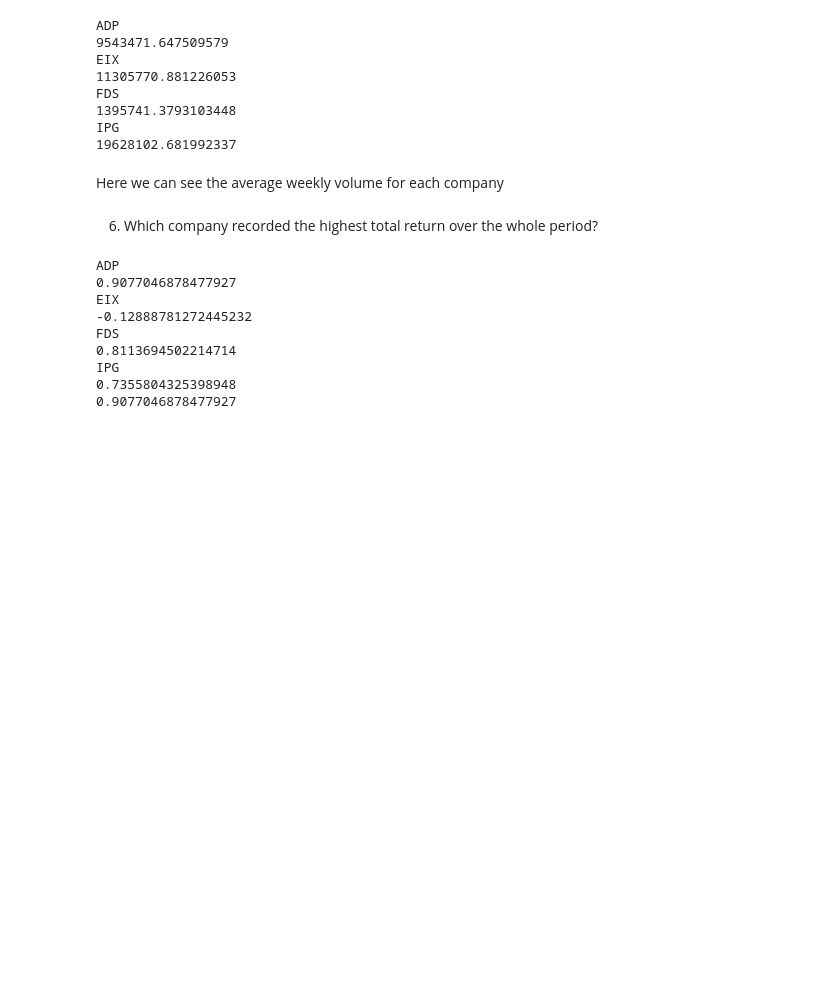
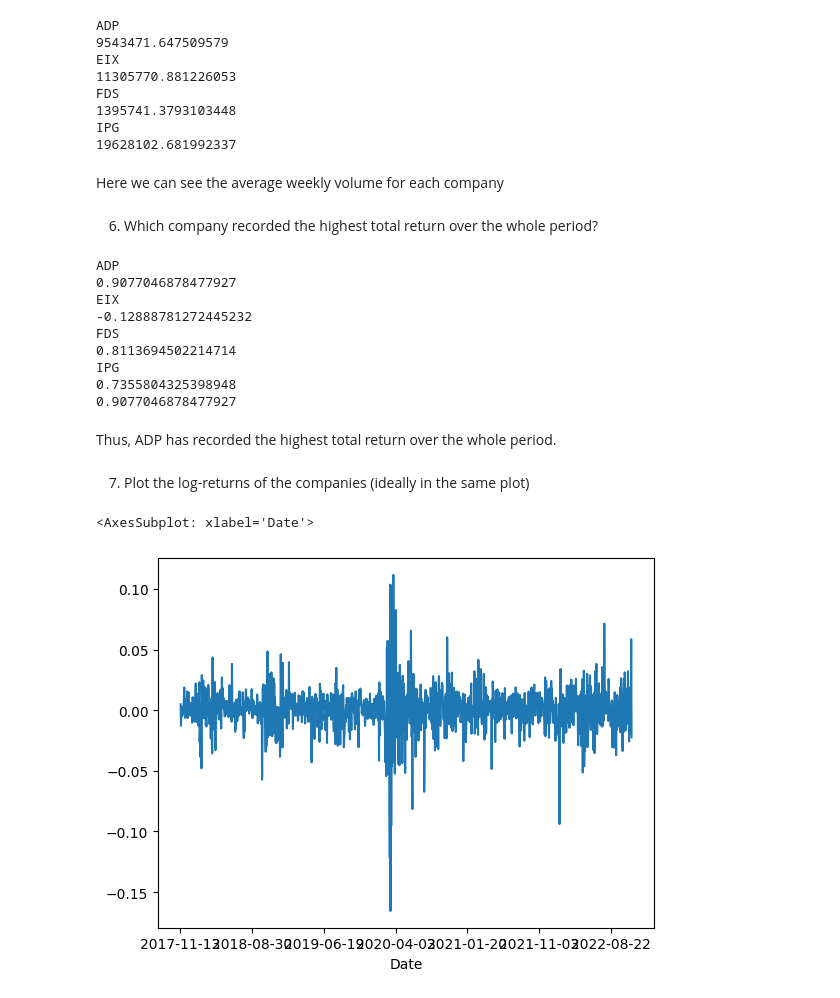
Before and after one commit to tomassamaj/midterm_python, a Jupyter notebook: midterm.ipynb, the cells around one changed output. Drawn from its saved outputs; the diff is of its cells as text; code cells hidden in the pictures; blank space fills up the shorter version.

```diff
--- a/midterm.ipynb
+++ b/midterm.ipynb
@@ -215,3 +215,12 @@ FDS
 IPG
 0.7355804325398948
 0.9077046878477927
+# %% [markdown]
+Thus, ADP has recorded the highest total return over the whole period.
+# %% [markdown]
+7) Plot the log-returns of the companies (ideally in the same plot)
+# %%
+ADP_returns.plot()
+# %% [output]
+<AxesSubplot: xlabel='Date'>
+[figure, added]
```
Also changed, not shown: parts of 4 cells of this notebook.
